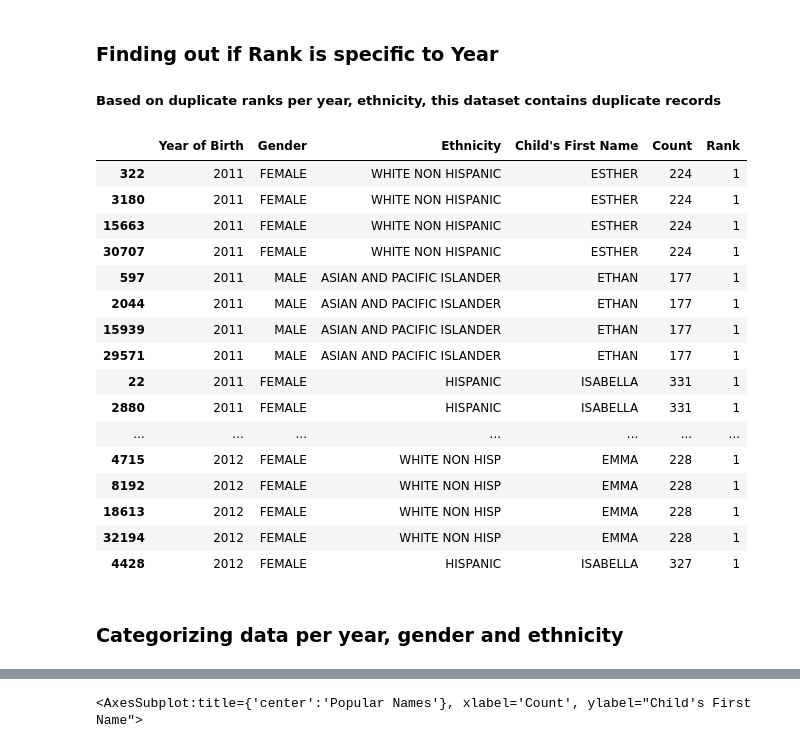
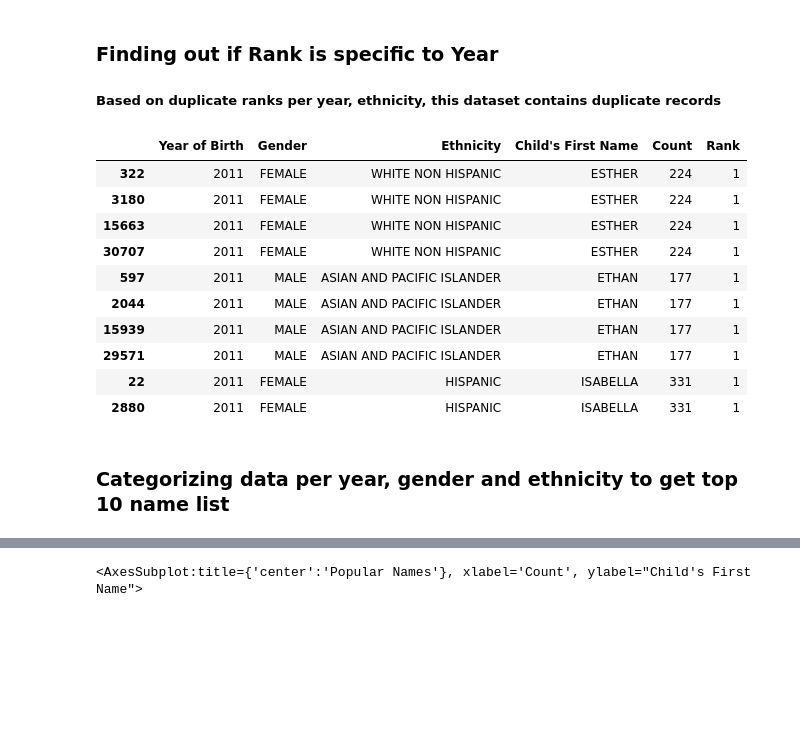
Before and after one commit to suhsunghee/suhsunghee.github.io, a Jupyter notebook: Data with Python/7.New York City baby names/New York City Popular Baby Names.ipynb, the cells around one changed output, grey strips where cells are left out. Saved outputs shown, nothing was run; the diff lists cells and outputs as text; code cells hidden in the pictures; blank space fills up the shorter version.

```diff
--- a/Data with Python/7.New York City baby names/New York City Popular Baby Names.ipynb
+++ b/Data with Python/7.New York City baby names/New York City Popular Baby Names.ipynb
@@ -52,22 +52,16 @@ bnames["Child's First Name"].nunique()
 bnames = bnames.sort_values( by = ['Rank','Year of Birth',"Child's First Name"], ascending = True)
 bnames["Child's First Name"] = bnames["Child's First Name"].str.upper()
 # %%
-bnames.head(40)
+bnames.head(10)
 # %% [output]
 |  | Year of Birth | Gender | Ethnicity | Child's First Name | Count | Rank |
 | 322 | 2011 | FEMALE | WHITE NON HISPANIC | ESTHER | 224 | 1 |
 | 3180 | 2011 | FEMALE | WHITE NON HISPANIC | ESTHER | 224 | 1 |
 | 15663 | 2011 | FEMALE | WHITE NON HISPANIC | ESTHER | 224 | 1 |
 | 30707 | 2011 | FEMALE | WHITE NON HISPANIC | ESTHER | 224 | 1 |
 | 597 | 2011 | MALE | ASIAN AND PACIFIC ISLANDER | ETHAN | 177 | 1 |
 | 2044 | 2011 | MALE | ASIAN AND PACIFIC ISLANDER | ETHAN | 177 | 1 |
 | 15939 | 2011 | MALE | ASIAN AND PACIFIC ISLANDER | ETHAN | 177 | 1 |
 | 29571 | 2011 | MALE | ASIAN AND PACIFIC ISLANDER | ETHAN | 177 | 1 |
 | 22 | 2011 | FEMALE | HISPANIC | ISABELLA | 331 | 1 |
 | 2880 | 2011 | FEMALE | HISPANIC | ISABELLA | 331 | 1 |
-| ... | ... | ... | ... | ... | ... | ... |
-| 4715 | 2012 | FEMALE | WHITE NON HISP | EMMA | 228 | 1 |
-| 8192 | 2012 | FEMALE | WHITE NON HISP | EMMA | 228 | 1 |
-| 18613 | 2012 | FEMALE | WHITE NON HISP | EMMA | 228 | 1 |
-| 32194 | 2012 | FEMALE | WHITE NON HISP | EMMA | 228 | 1 |
-| 4428 | 2012 | FEMALE | HISPANIC | ISABELLA | 327 | 1 |
@@ -74,4 +71,4 @@ bnames.head(40)
 # %% [markdown]
-### Categorizing data per year, gender and ethnicity
+### Categorizing data per year, gender and ethnicity to get top 10 name list
 # %%
 bnames['Year of Birth'] = bnames['Year of Birth'].astype(str)
```
Also changed, not shown: parts of 15 cells of this notebook.
